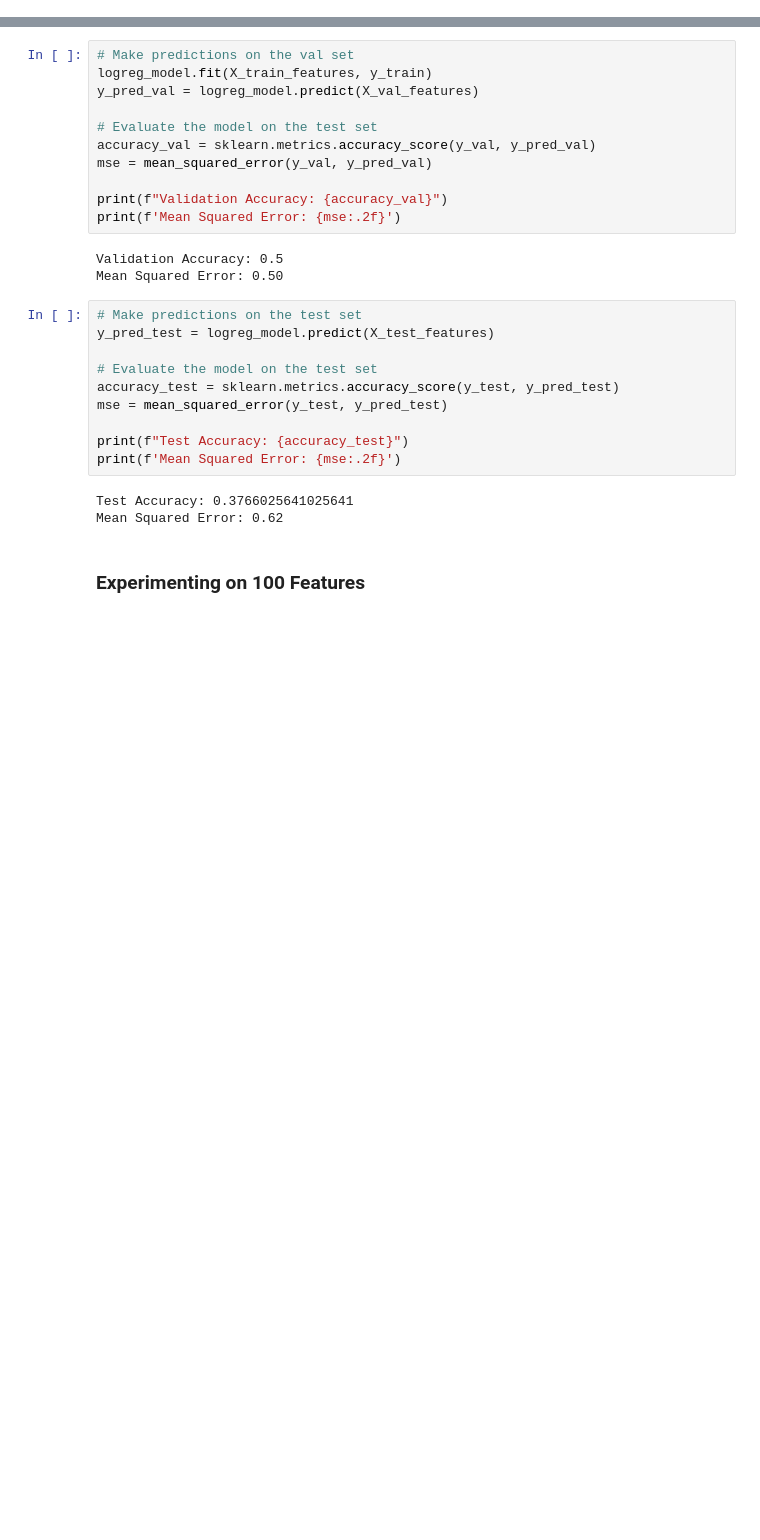
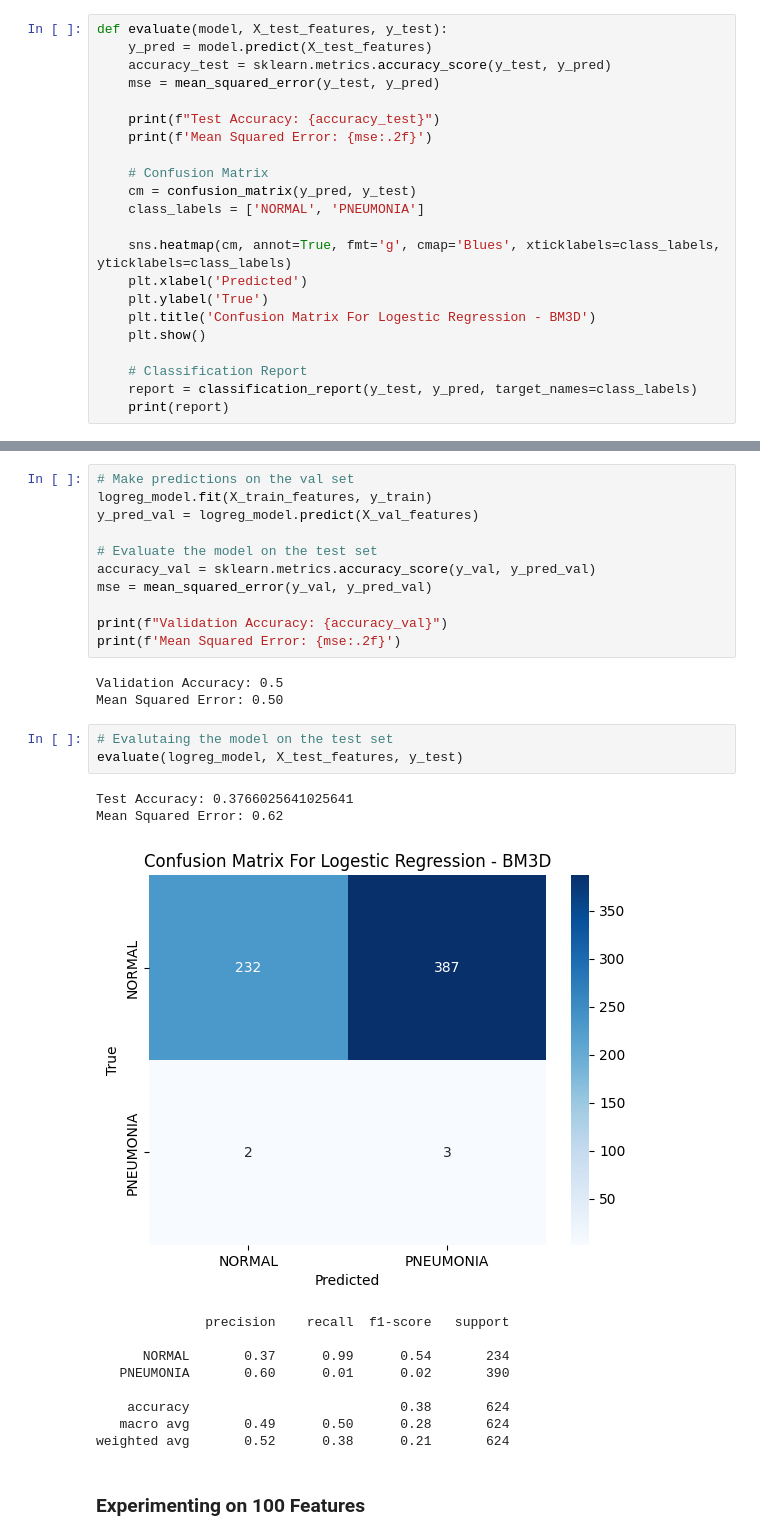
Before and after one commit to dawlattt/denoising-pneumonia, a Jupyter notebook: Logistic_Regression/logistic_regression_bm3d.ipynb, the cells around one changed output, grey strips where cells are left out. Cells and saved outputs as stored; diff of their text form; blank space fills up the shorter version.

```diff
--- a/Logistic_Regression/logistic_regression_bm3d.ipynb
+++ b/Logistic_Regression/logistic_regression_bm3d.ipynb
@@ -11,3 +14,25 @@ from sklearn.manifold import TSNE
+# %%
+def evaluate(model, X_test_features, y_test):
+    y_pred = model.predict(X_test_features)
+    accuracy_test = sklearn.metrics.accuracy_score(y_test, y_pred)
+    mse = mean_squared_error(y_test, y_pred)
+
+    print(f"Test Accuracy: {accuracy_test}")
+    print(f'Mean Squared Error: {mse:.2f}')
+
+    # Confusion Matrix
+    cm = confusion_matrix(y_pred, y_test)
+    class_labels = ['NORMAL', 'PNEUMONIA']
+
+    sns.heatmap(cm, annot=True, fmt='g', cmap='Blues', xticklabels=class_labels, yticklabels=class_labels)
+    plt.xlabel('Predicted')
+    plt.ylabel('True')
+    plt.title('Confusion Matrix For Logestic Regression - BM3D')
+    plt.show()
+
+    # Classification Report
+    report = classification_report(y_test, y_pred, target_names=class_labels)
+    print(report)
 # %%
 X_train_features_dir = "/home/dawlat.akaila/Documents/AI_LABS/PROJECT_FINAL/denoising-pneumonia/Feature_Extraction/BM3D/X_train_features.npy"
 X_val_features_dir = "/home/dawlat.akaila/Documents/AI_LABS/PROJECT_FINAL/denoising-pneumonia/Feature_Extraction/BM3D/X_val_features.npy"
@@ -43,19 +68,21 @@ print(f'Mean Squared Error: {mse:.2f}')
 # %% [output]
 Validation Accuracy: 0.5
 Mean Squared Error: 0.50
-# %%
-# Make predictions on the test set
-y_pred_test = logreg_model.predict(X_test_features)
-
-# Evaluate the model on the test set
-accuracy_test = sklearn.metrics.accuracy_score(y_test, y_pred_test)
-mse = mean_squared_error(y_test, y_pred_test)
-
-print(f"Test Accuracy: {accuracy_test}")
-print(f'Mean Squared Error: {mse:.2f}')
-# %% [output]
-Test Accuracy: 0.3766025641025641
-Mean Squared Error: 0.62
+# %%
+# Evalutaing the model on the test set
+evaluate(logreg_model, X_test_features, y_test)
+# %% [output]
+Test Accuracy: 0.3766025641025641
+Mean Squared Error: 0.62
+[figure, added]
+              precision    recall  f1-score   support
+
+      NORMAL       0.37      0.99      0.54       234
+   PNEUMONIA       0.60      0.01      0.02       390
+
+    accuracy                           0.38       624
+   macro avg       0.49      0.50      0.28       624
+weighted avg       0.52      0.38      0.21       624
 # %% [markdown]
 ### Experimenting on 100 Features
 # %%
```
Also changed, not shown: parts of 14 cells of this notebook, 4 other files.
